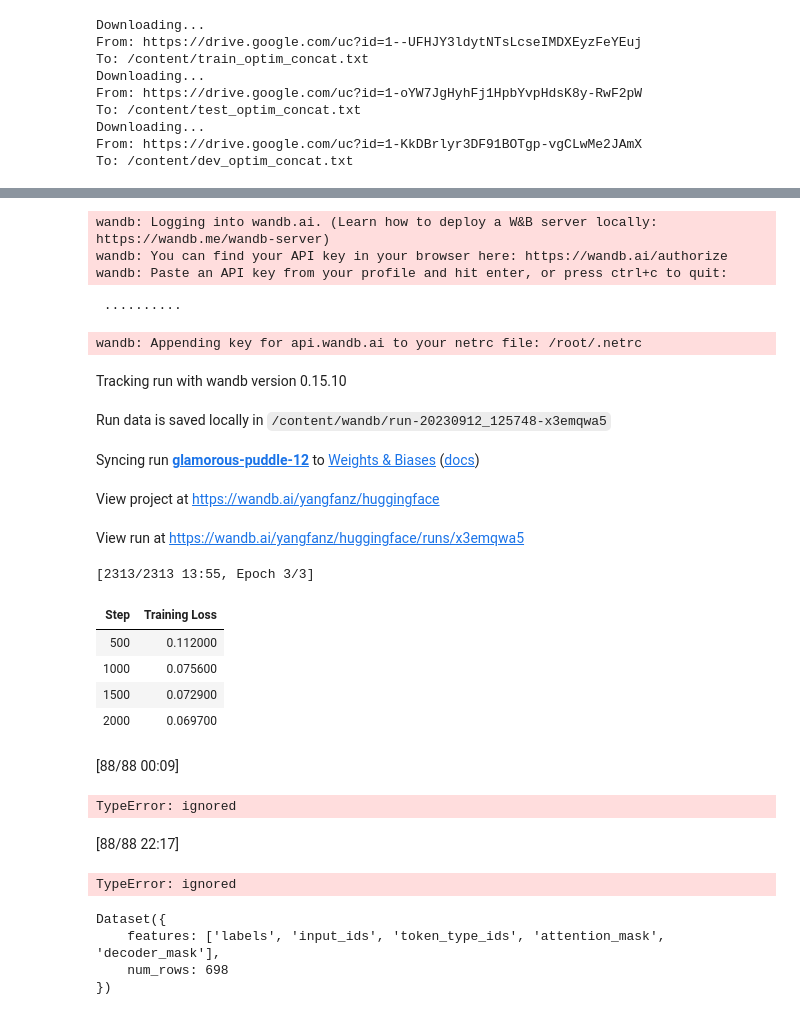
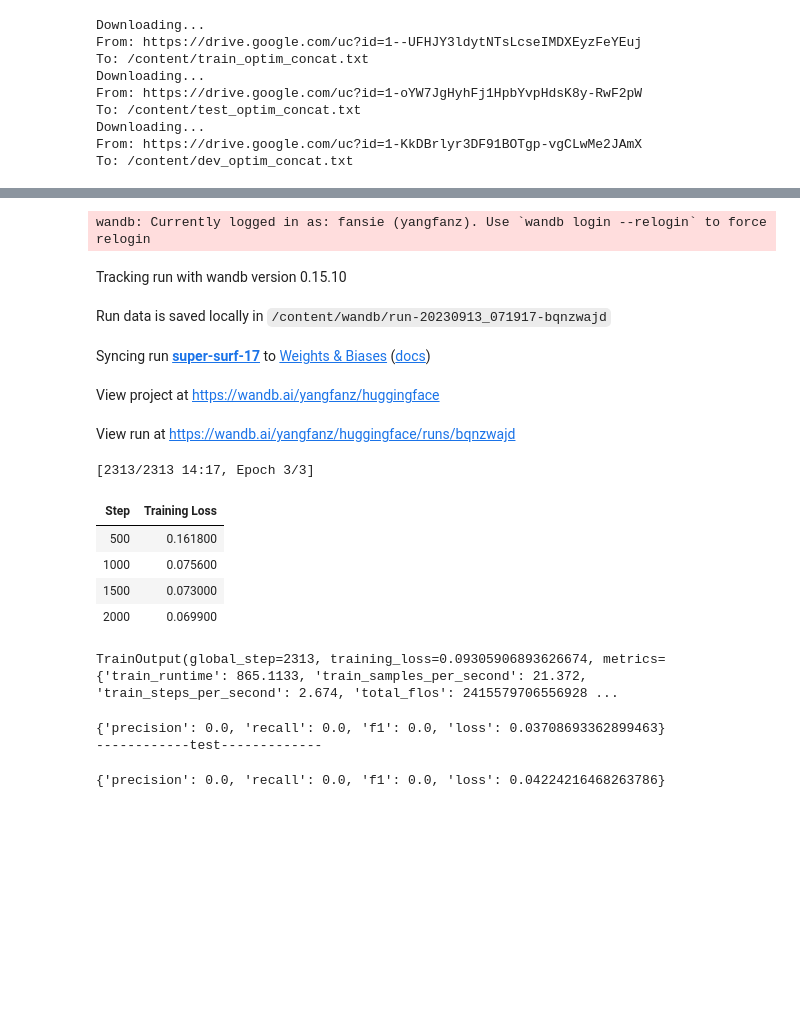
Before and after one commit to fansie1/chemRxnClassification, a Jupyter notebook: chemRxnBetter.ipynb, the cells around one changed output, grey strips where cells are left out. Cells and saved outputs as stored; diff of their text form; code cells hidden in the pictures; blank space fills up the shorter version.

```diff
--- a/chemRxnBetter.ipynb
+++ b/chemRxnBetter.ipynb
@@ -430,6 +486,7 @@ class BertForTagging(BertForTokenClassification):
         attention_mask=None,
         token_type_ids=None,
         labels=None,
+        decoder_mask=None,
     ):
         outputs = self.bert(
             input_ids,
@@ -472,6 +529,5 @@ class BertForTagging(BertForTokenClassification):
             if mask[i, j]:
               labels_list[i].append(labels_np[i, j])
         labels_list_test = [labels[i, mask[i]].tolist() for i in range(labels.shape[0])]
-        pdb.set_trace()
         return labels_list
 # %%
@@ -698,7 +656,7 @@ scheduler = get_linear_schedule_with_warmup(
     num_warmup_steps = 0,
     num_training_steps = num_training_steps
 )
-train_args = TrainingArguments(output_dir = output_dir)
+train_args = TrainingArguments(output_dir = output_dir, remove_unused_columns = False)
 trainer = NERTrainer(
     model=model,
     args=train_args,
@@ -711,20 +669,4 @@ trainer = NERTrainer(
 )
 
 trainer.train()
-
-# for e in range(num_train_epochs):
-#   print("Epoch:", e)
-#   loss, train_accuracy = train_fn(train_dataloader, model, optimizer, scheduler, device)
-#   print(f"Total Epoch Train Accuracy : {train_accuracy} with loss : {loss}")
-#   loss, predicted, labels = eval_fn(eval_dataloader, model, device)
-#   result = compute_metrics(predicted, labels)
-#   print("----------validate----------")
-#   print(f"Total Epoch Eval : {100.0 *  result['precision']}, Recall : {100.0 * result['recall']}, f1 : {100.0 * result['f1']}")
-#   loss, predicted, labels = eval_fn(test_dataloader, model, device)
-#   result = compute_metrics(predicted, labels)
-#   print("----------test----------")
-#   print(f"Total Epoch Test : {100.0 *  result['precision']}, Recall : {100.0 * result['recall']}, f1 : {100.0 * result['f1']}")
-  # validate_model(model, eval_dataloader)
-  # print("----------test----------")
-  # validate_model(model, test_dataloader)
 # %% [output]
@@ -732,32 +673,23 @@ trainer.train()
-wandb: Logging into wandb.ai. (Learn how to deploy a W&B server locally: https://wandb.me/wandb-server)
-wandb: You can find your API key in your browser here: https://wandb.ai/authorize
-wandb: Paste an API key from your profile and hit enter, or press ctrl+c to quit:
+wandb: Currently logged in as: fansie (yangfanz). Use `wandb login --relogin` to force relogin
- ··········
-wandb: Appending key for api.wandb.ai to your netrc file: /root/.netrc
 Tracking run with wandb version 0.15.10
-Run data is saved locally in /content/wandb/run-20230912_125748-x3emqwa5
+Run data is saved locally in /content/wandb/run-20230913_071917-bqnzwajd
-Syncing run glamorous-puddle-12 to Weights & Biases (docs)
+Syncing run super-surf-17 to Weights & Biases (docs)
 View project at https://wandb.ai/yangfanz/huggingface
-View run at https://wandb.ai/yangfanz/huggingface/runs/x3emqwa5
+View run at https://wandb.ai/yangfanz/huggingface/runs/bqnzwajd
-[2313/2313 13:55, Epoch 3/3]
+[2313/2313 14:17, Epoch 3/3]
 | Step | Training Loss |
-| 500 | 0.112000 |
+| 500 | 0.161800 |
 | 1000 | 0.075600 |
-| 1500 | 0.072900 |
-| 2000 | 0.069700 |
+| 1500 | 0.073000 |
+| 2000 | 0.069900 |
-[88/88 00:09]
-TypeError: ignored
+TrainOutput(global_step=2313, training_loss=0.09305906893626674, metrics={'train_runtime': 865.1133, 'train_samples_per_second': 21.372, 'train_steps_per_second': 2.674, 'total_flos': 2415579706556928 ...
 # %%
-output = trainer.evaluate(tokenized_datasets["validation"])
-print(output["metrics"])
+print(trainer.evaluate(eval_dataset=tokenized_datasets["validation"])["metrics"])
+
+print("------------test-------------")
+print(trainer.evaluate(eval_dataset=tokenized_datasets["test"])["metrics"])
 # validate_model(model, eval_dataloader)
 # %% [output]
-[88/88 22:17]
-TypeError: ignored
+{'precision': 0.0, 'recall': 0.0, 'f1': 0.0, 'loss': 0.03708693362899463}
+------------test-------------
+{'precision': 0.0, 'recall': 0.0, 'f1': 0.0, 'loss': 0.04224216468263786}
-# %%
-tokenized_datasets["validation"]
-# %% [output]
-Dataset({
-    features: ['labels', 'input_ids', 'token_type_ids', 'attention_mask', 'decoder_mask'],
-    num_rows: 698
-})
```
Also changed, not shown: parts of 6 cells of this notebook.
